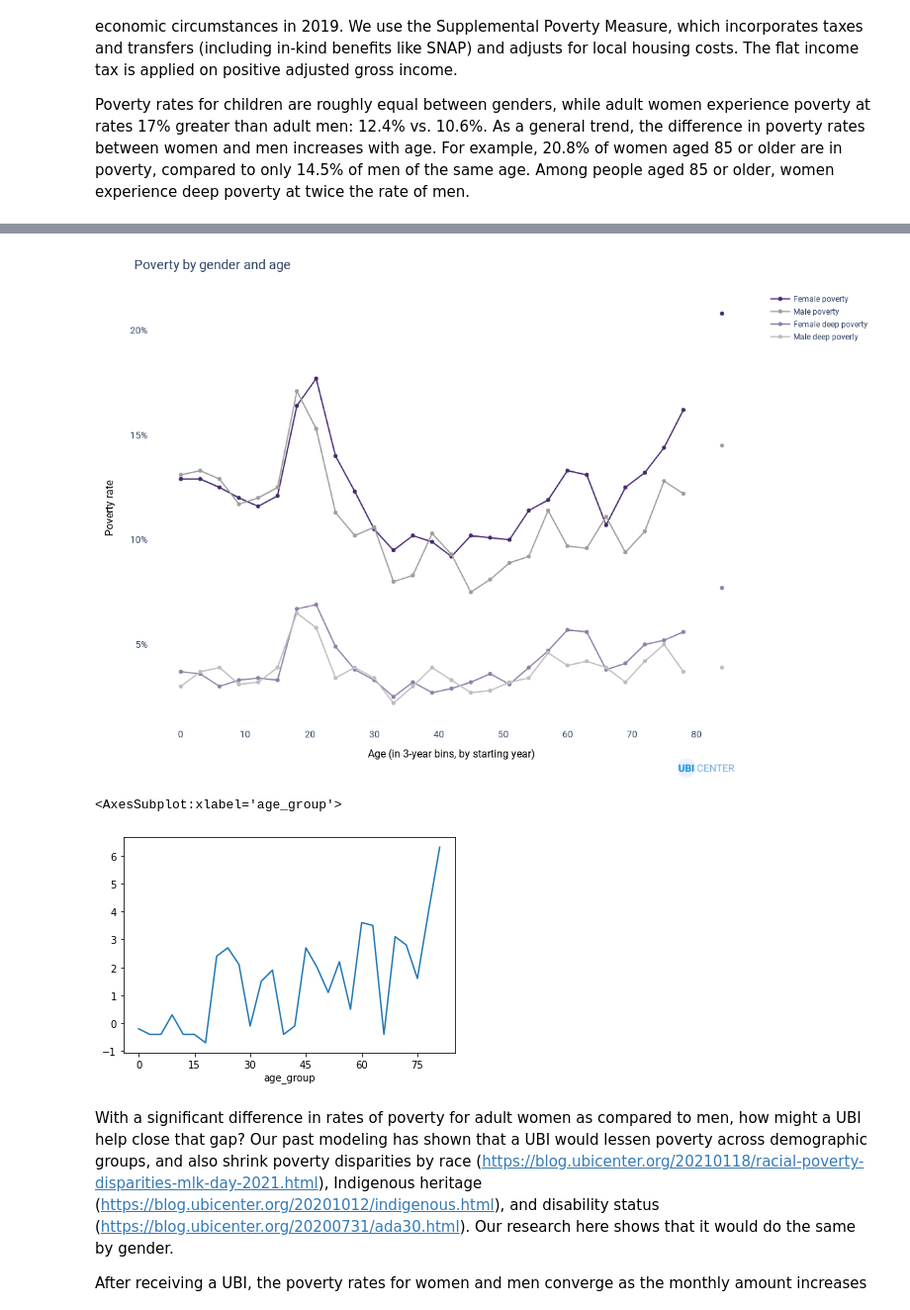
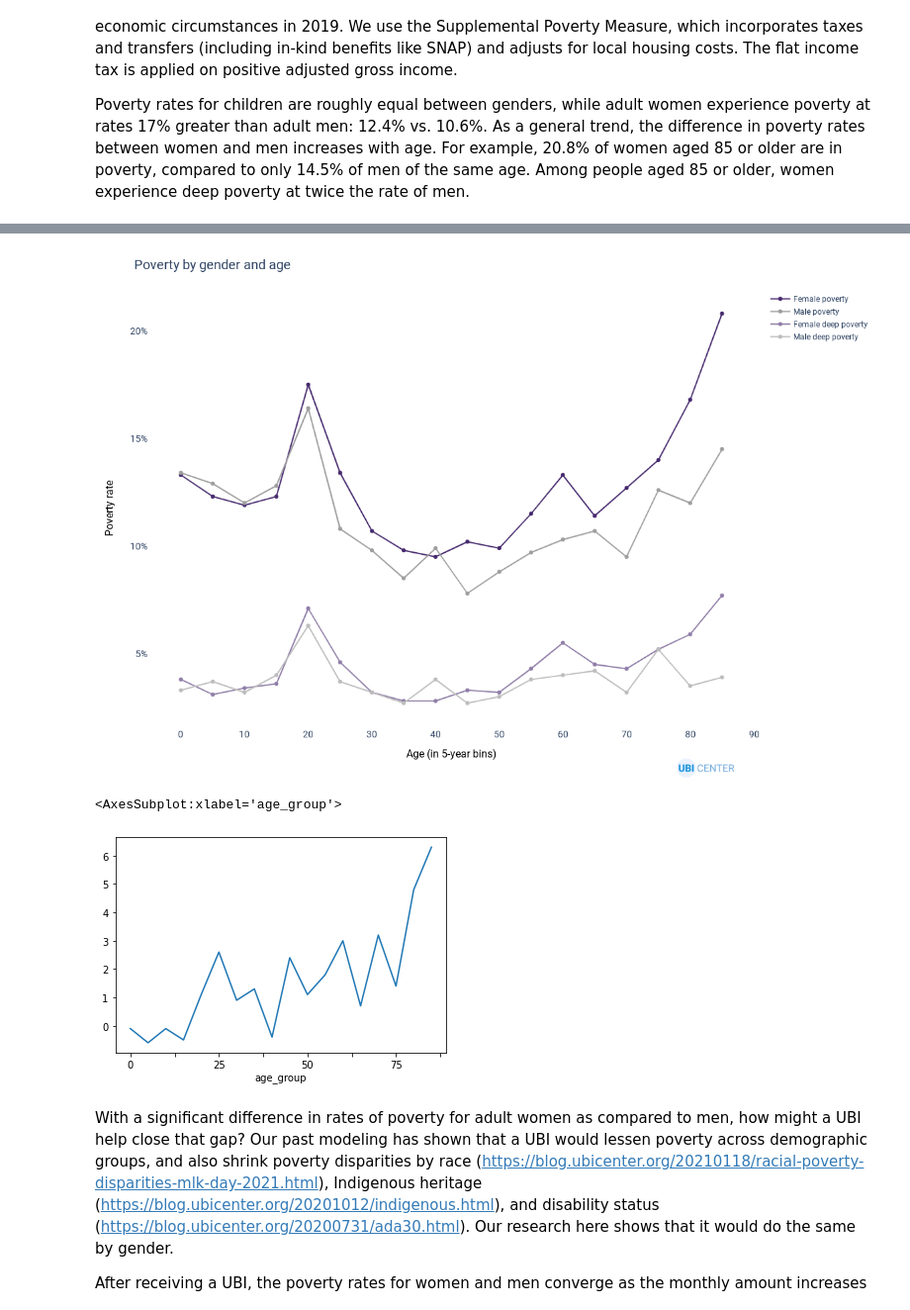
Before and after one commit to UBICenter/blog, a Jupyter notebook: jb/20210308/womens-day-2021.ipynb, the cells around one changed output, grey strips where cells are left out. Shown at 99% size. Saved outputs shown, nothing was run; the diff lists cells and outputs as text; code cells hidden in the pictures.

Commit message:
Move to 5-year age bins

```diff
--- a/jb/20210308/womens-day-2021.ipynb
+++ b/jb/20210308/womens-day-2021.ipynb
@@ -48,7 +48,6 @@ total_agi_pos = mdf.weighted_sum(spm, "agi_pos", "spm_weight")
 DARK_PURPLE = "#46296E"  # Official Intl Womens Day Color.
 LIGHT_PURPLE = "#907EA8"  # Lightened version.
 DARK_GREY = "#9E9E9E"  # Gray 500 from Material Design.
-LIGHT_GREY = "#E0E0E0"  # Gray 300.
 LIGHT_GREY = "#BDBDBD"  # Gray 400.
 
 COLOR_MAP = {
@@ -62,36 +61,36 @@ COLOR_MAP = {
     "Deep poverty": LIGHT_PURPLE,
 }
 
-df["age_group"] = pd.cut(df.a_age, np.arange(0, 88, 3), labels=np.arange(0, 85, 3))
+df["age_group"] = pd.cut(df.a_age + 1, np.arange(0, 91, 5), labels=np.arange(0, 86, 5))
 pov_age = mdf.weighted_mean(
     df, ["poverty", "deep_poverty"], "marsupwt", groupby=["age_group", "sex"]
 )
 pov_age = 100 * pov_age.round(3)
 pov_age.reset_index(inplace=True)
 pov_age = pov_age.melt(["age_group", "sex"], ["poverty", "deep_poverty"])
 pov_age["label"] = (
     pov_age.sex
     + " "
     + np.where(pov_age.variable == "poverty", "poverty", "deep poverty")
 )
 
 fig = px.line(
     pov_age, x="age_group", y="value", color="label", color_discrete_map=COLOR_MAP
 )
 fig.update_layout(
     title="Poverty by gender and age",
-    xaxis_title="Age (in 3-year bins, by starting year)",
+    xaxis_title="Age (in 5-year bins)",
     yaxis_title="Poverty rate",
     legend_title="",
     yaxis_ticksuffix="%",
 )
 
 fig.update_traces(mode="markers+lines", hovertemplate=None)
 
 ubicenter.format_fig(fig)
 # %% [output]
 [interactive output not drawn]
-[figure, old version]
+[figure, new version]
 # %%
 pov_age_diff = pov_age[pov_age.variable == "poverty"].pivot_table(
     values="value", index="age_group", columns="sex"
@@ -100,7 +99,7 @@ pov_age_diff["female_minus_male"] = pov_age_diff.Female - pov_age_diff.Male
 pov_age_diff.female_minus_male.plot()
 # %% [output]
 <AxesSubplot:xlabel='age_group'>
-[figure, old version]
+[figure, new version]
 # %% [markdown]
 With a significant difference in rates of poverty for adult women as compared to men, how might a UBI help close that gap? Our past modeling has shown that a UBI would lessen poverty across demographic groups, and also shrink poverty disparities by race (https://blog.ubicenter.org/20210118/racial-poverty-disparities-mlk-day-2021.html), Indigenous heritage (https://blog.ubicenter.org/20201012/indigenous.html), and disability status (https://blog.ubicenter.org/20200731/ada30.html). Our research here shows that it would do the same by gender.
 
```
